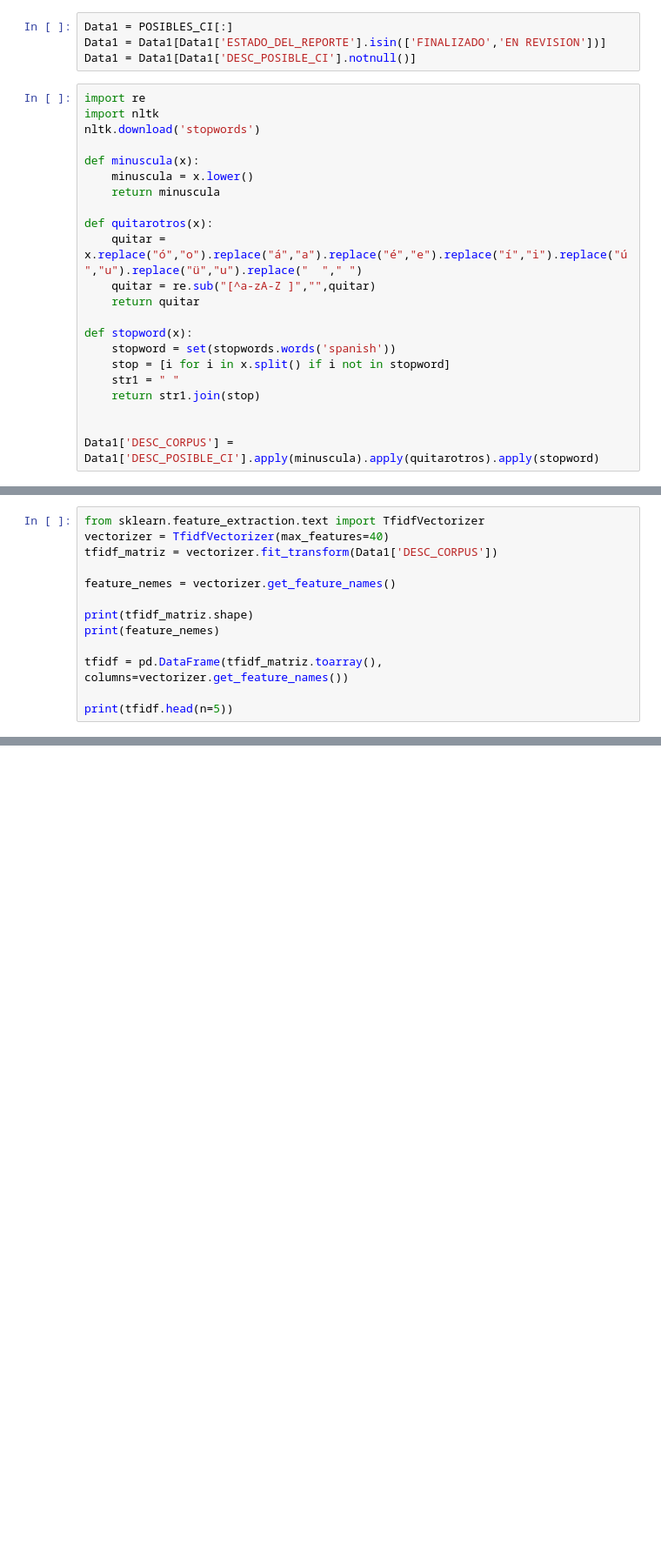
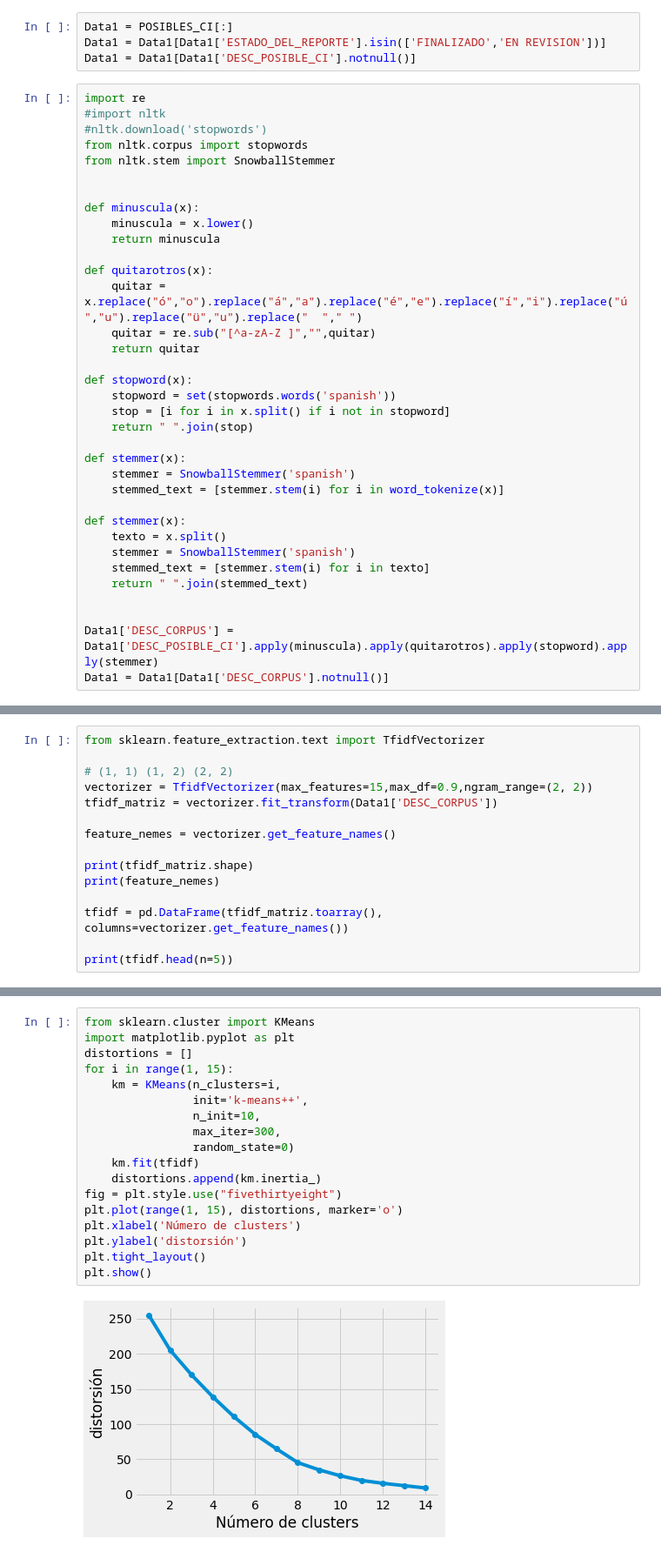
Before and after one commit to analiticafp/Conflicto-de-intereses, a Jupyter notebook: Notebook_001.ipynb, the cells around one changed output, grey strips where cells are left out. Shown at 87% size. Drawn from its saved outputs; the diff is of its cells as text; blank space fills up the shorter version.

Commit message:
Add files via upload
kmeans

```diff
--- a/Notebook_001.ipynb
+++ b/Notebook_001.ipynb
@@ -165,8 +159,11 @@ Data1 = Data1[Data1['ESTADO_DEL_REPORTE'].isin(['FINALIZADO','EN REVISION'])]
 Data1 = Data1[Data1['DESC_POSIBLE_CI'].notnull()]
 # %%
 import re
-import nltk
-nltk.download('stopwords')
+#import nltk
+#nltk.download('stopwords')
+from nltk.corpus import stopwords
+from nltk.stem import SnowballStemmer
+
 
 def minuscula(x):
     minuscula = x.lower()
@@ -180,8 +177,18 @@ def quitarotros(x):
 def stopword(x):
     stopword = set(stopwords.words('spanish'))
     stop = [i for i in x.split() if i not in stopword]
-    str1 = " "
-    return str1.join(stop)
+    return " ".join(stop)
+
+def stemmer(x):
+    stemmer = SnowballStemmer('spanish')
+    stemmed_text = [stemmer.stem(i) for i in word_tokenize(x)]
+
+def stemmer(x):
+    texto = x.split()
+    stemmer = SnowballStemmer('spanish')
+    stemmed_text = [stemmer.stem(i) for i in texto]
+    return " ".join(stemmed_text)
 
 
-Data1['DESC_CORPUS'] = Data1['DESC_POSIBLE_CI'].apply(minuscula).apply(quitarotros).apply(stopword)
+Data1['DESC_CORPUS'] = Data1['DESC_POSIBLE_CI'].apply(minuscula).apply(quitarotros).apply(stopword).apply(stemmer)
+Data1 = Data1[Data1['DESC_CORPUS'].notnull()]
@@ -192,6 +195,8 @@ Data1['DESC_CORPUS'] = Data1['DESC_POSIBLE_CI'].apply(minuscula).apply(quitarotr
 # %%
 from sklearn.feature_extraction.text import TfidfVectorizer
-vectorizer = TfidfVectorizer(max_features=40)
+
+# (1, 1) (1, 2) (2, 2)
+vectorizer = TfidfVectorizer(max_features=15,max_df=0.9,ngram_range=(2, 2))
 tfidf_matriz = vectorizer.fit_transform(Data1['DESC_CORPUS'])
 
 feature_nemes = vectorizer.get_feature_names()
@@ -242,0 +268,20 @@ print(Data1.head())
+# %%
+from sklearn.cluster import KMeans
+import matplotlib.pyplot as plt
+distortions = []
+for i in range(1, 15):
+    km = KMeans(n_clusters=i,
+                init='k-means++',
+                n_init=10,
+                max_iter=300,
+                random_state=0)
+    km.fit(tfidf)
+    distortions.append(km.inertia_)
+fig = plt.style.use("fivethirtyeight")
+plt.plot(range(1, 15), distortions, marker='o')
+plt.xlabel('Número de clusters')
+plt.ylabel('distorsión')
+plt.tight_layout()
+plt.show()
+# %% [output]
+[figure, added]
```
Also changed, not shown: parts of 6 cells of this notebook.
